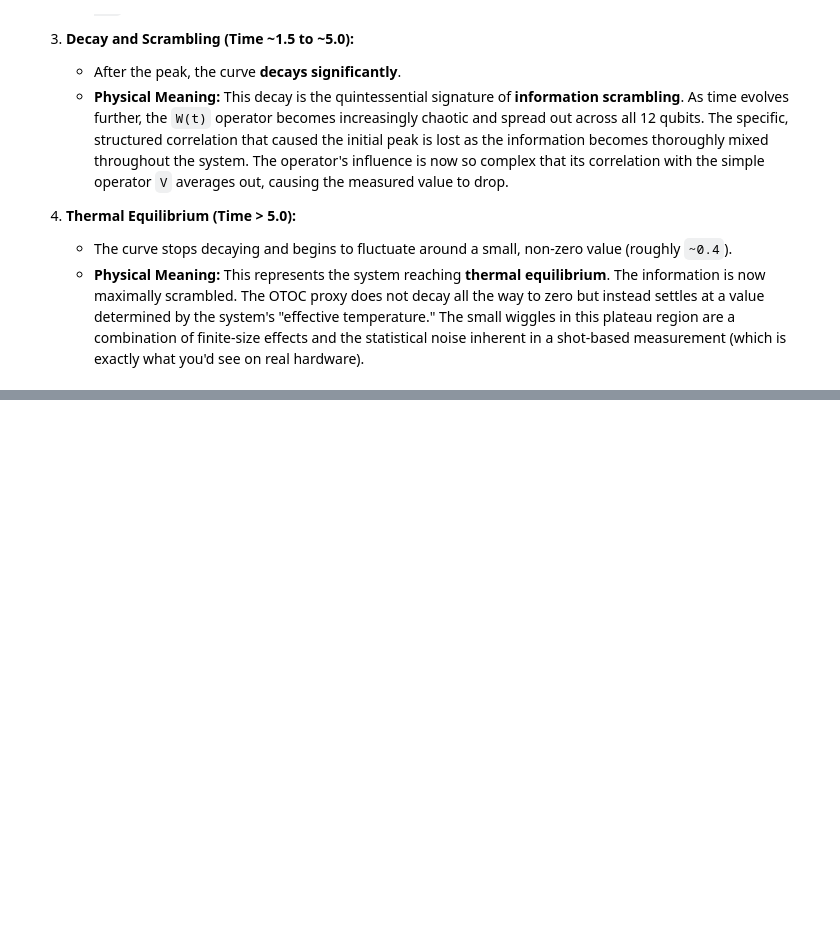
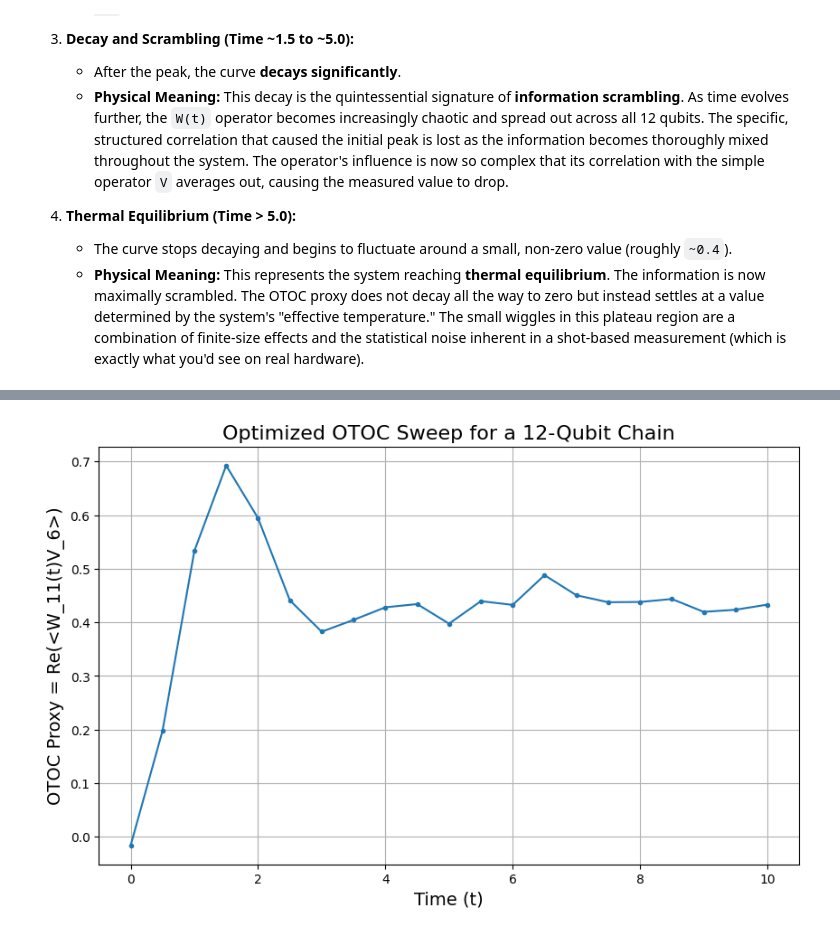
Before and after one commit to peterbabulik/OTOCs, a Jupyter notebook: OTOCs.ipynb, the cells around one changed output, grey strips where cells are left out. Drawn from its saved outputs; the diff is of its cells as text; code cells hidden in the pictures; blank space fills up the shorter version.

```diff
--- a/OTOCs.ipynb
+++ b/OTOCs.ipynb
@@ -388,0 +729,91 @@ This plot shows the "OTOC Proxy," which is the measurable quantity `Re(<W(t)V>)`
+# %%
+import cirq
+import numpy as np
+import matplotlib.pyplot as plt
+import sympy
+
+# --- 1. Define the 1D System and Parameterized Trotter Gates ---
+N = 12
+J = 1.0
+h = 0.5
+
+system_qubits = cirq.LineQubit.range(N)
+ancilla = cirq.GridQubit(0, N)
+
+# --- MODIFICATION: Introduce a symbolic parameter for the time step 'dt' ---
+dt_sym = sympy.Symbol('dt')
+# ---
+
+def trotter_step_symbolic(qubits, J, h, dt_symbol):
+    """Yields gates for a single Trotter step with a symbolic time step."""
+    N = len(qubits)
+    for i in range(0, N - 1, 2):
+        yield cirq.ZZPowGate(exponent=-2 * J * dt_symbol / np.pi).on(qubits[i], qubits[i+1])
+    for i in range(1, N - 1, 2):
+        yield cirq.ZZPowGate(exponent=-2 * J * dt_symbol / np.pi).on(qubits[i], qubits[i+1])
+    for i in range(N):
+        yield cirq.XPowGate(exponent=-2 * h * dt_symbol / np.pi).on(qubits[i])
+
+# --- 2. Build a Single Parameterized Circuit ---
+op_W = cirq.X
+op_V = cirq.Z
+w_site = N - 1
+v_site = N // 2
+
+# The circuit will have a fixed, maximum number of Trotter steps.
+# We will control the evolution time 't' by setting the symbolic step time 'dt_sym'.
+# For a total time t, we set dt_sym = t / max_steps.
+max_steps = 100 # Corresponds to t=10.0 with dt=0.1
+forward_evolution = cirq.Circuit(trotter_step_symbolic(system_qubits, J, h, dt_sym) for _ in range(max_steps))
+backward_evolution = cirq.inverse(forward_evolution)
+
+# Build the single parameterized circuit template
+parameterized_circuit = cirq.Circuit(
+    cirq.H(ancilla),
+    op_V(system_qubits[v_site]).controlled_by(ancilla),
+    forward_evolution,
+    op_W(system_qubits[w_site]).controlled_by(ancilla),
+    backward_evolution,
+    cirq.H(ancilla),
+    cirq.measure(ancilla, key='ancilla_meas')
+)
+
+# --- 3. Define the Parameter Sweep ---
+total_time = 10.0
+num_time_points = 21 # e.g., 0, 0.5, 1.0, ..., 10.0
+time_points = np.linspace(0, total_time, num_time_points)
+repetitions = 4000
+
+# Create a list of ParamResolvers. Each resolver corresponds to one point in time.
+resolvers = []
+for t in time_points:
+    # For each time t, calculate the required symbolic value for the step time dt
+    step_time_val = t / max_steps
+    resolvers.append(cirq.ParamResolver({dt_sym: step_time_val}))
+
+print(f"Running optimized OTOC simulation for {N} qubits using a parameter sweep...")
+print(f"Executing {len(resolvers)} parameter sets in a single backend call.")
+
+# --- 4. Run the Sweep and Process Results ---
+simulator = cirq.Simulator()
+
+# Run the entire batch of simulations with one efficient call
+results_sweep = simulator.run_sweep(parameterized_circuit, params=resolvers, repetitions=repetitions)
+
+otoc_proxy_values = []
+for result in results_sweep:
+    counts = result.histogram(key='ancilla_meas')
+    expectation_value_z = (counts.get(0, 0) - counts.get(1, 0)) / repetitions
+    otoc_proxy_values.append(expectation_value_z)
+
+print("Simulation complete!")
+
+# --- 5. Plot the Results ---
+plt.figure(figsize=(10, 6))
+plt.plot(time_points, otoc_proxy_values, marker='.', linestyle='-')
+plt.xlabel("Time (t)", fontsize=14)
+plt.ylabel(f"OTOC Proxy = Re(<W_{w_site}(t)V_{v_site}>)", fontsize=14)
+plt.title(f"Optimized OTOC Sweep for a {N}-Qubit Chain", fontsize=16)
+plt.grid(True)
+plt.show()
+# %% [output]
@@ -388,0 +823 @@ This plot shows the "OTOC Proxy," which is the measurable quantity `Re(<W(t)V>)`
+[figure, added]
```
Also changed, not shown: parts of 9 cells of this notebook.
